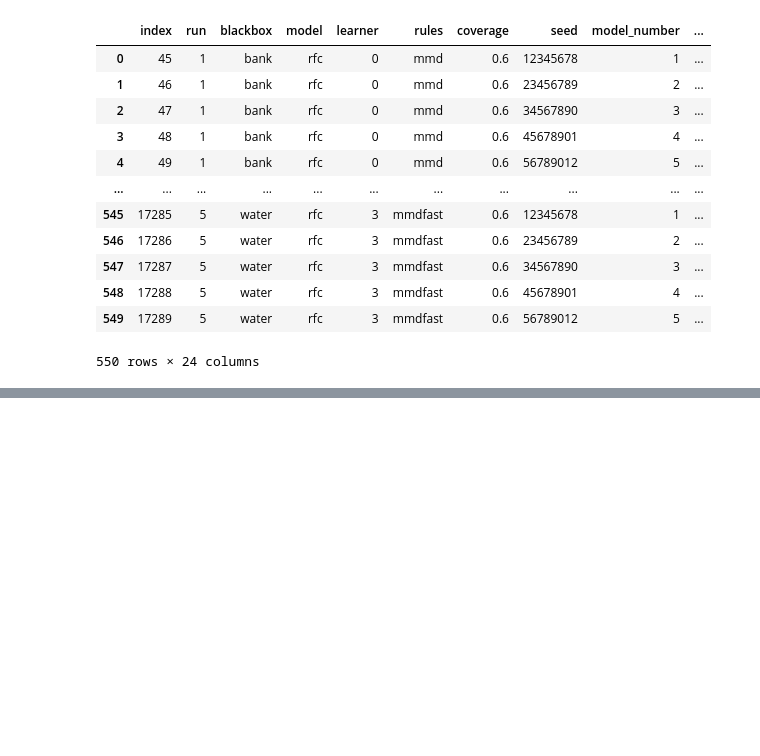
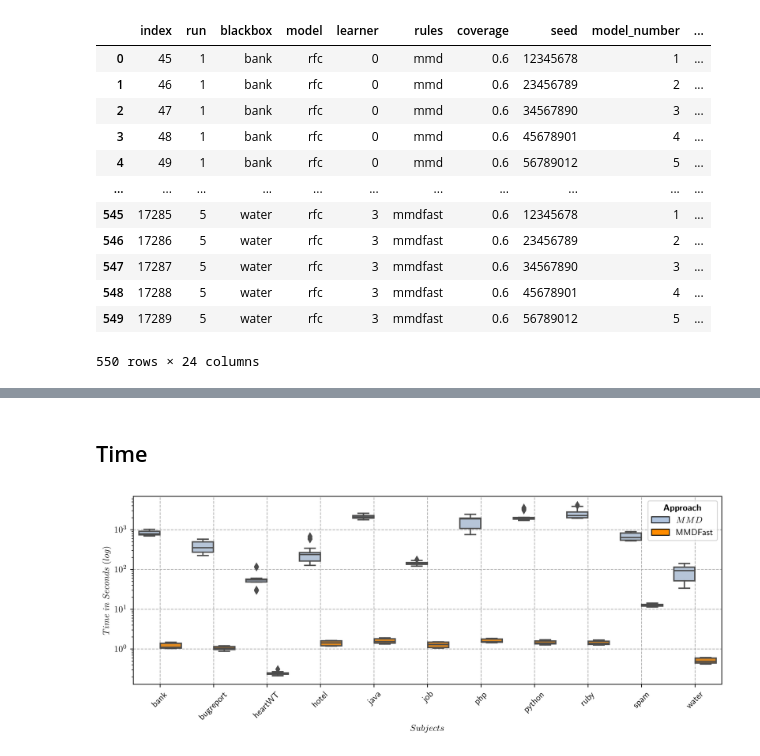
Before and after one commit to martineberlein/misprediction_explanation, a Jupyter notebook: notebooks/mmd-vs-mmdfast.ipynb, the cells around one changed output, grey strips where cells are left out. Drawn from its saved outputs; the diff is of its cells as text; code cells hidden in the pictures; blank space fills up the shorter version.

Commit message:
Better Time Analysis for MMDFast

```diff
--- a/notebooks/mmd-vs-mmdfast.ipynb
+++ b/notebooks/mmd-vs-mmdfast.ipynb
@@ -85,3 +85,39 @@ results
 | 8 | ruby | 0.144 | 0.614 | 0.233288 | 0.349 | 0.625 | 0.456226 | 0.00000 |
 | 9 | spam | 0.379 | 0.624 | 0.471577 | 0.355 | 0.835 | 0.499177 | 0.00004 |
 | 10 | water | 0.388 | 0.849 | 0.497665 | 0.403 | 0.821 | 0.521953 | 0.00159 |
+# %% [markdown]
+## Time
+# %%
+import pandas as pd
+import seaborn as sns
+import matplotlib.pyplot as plt
+import numpy as np
+import matplotlib.patches as mpatches
+
+# Create the box plot
+plt.figure(figsize=(10, 4), dpi=500)
+plt.rc('axes', axisbelow=True)
+plt.rcParams['text.usetex'] = True
+
+
+# Define the colors
+palette = {mmdfast: 'darkorange', mmd: 'lightsteelblue'}
+
+sns.boxplot(x='blackbox', y='time_with', hue='rules', data=df, palette=palette)
+# plt.title('F-score Distribution by Subject for MMD and Our Approach')
+plt.grid(axis="y", linestyle='--',)
+plt.grid(axis="x", linestyle='--',which='both')
+plt.xlabel(r'$Subjects$')
+plt.ylabel(r'$Time$ $in$ $Seconds$ $(log)$')
+plt.yscale('log')
+plt.xticks(rotation=45)
+
+first_patch = mpatches.Patch(ec="black" ,facecolor='lightsteelblue')
+second_patch = mpatches.Patch(ec="black" ,facecolor='darkorange')
+
+plt.legend(title=r'\textbf{Approach}', labels=[r'$MMD$', r'MMDFast'], handles=[first_patch,second_patch])
+# plt.legend(handles=[first_patch, second_patch])
+plt.tight_layout()
+# plt.savefig('./RQ2-time.pdf')
+# %% [output]
+[figure, added]
```
Also changed, not shown: parts of 1 cell of this notebook.
